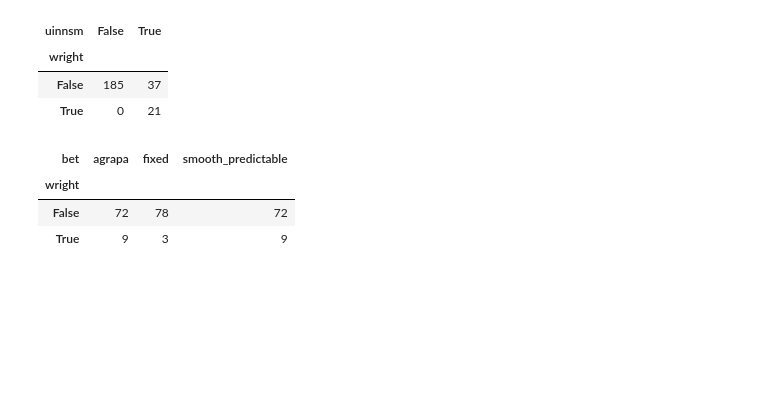
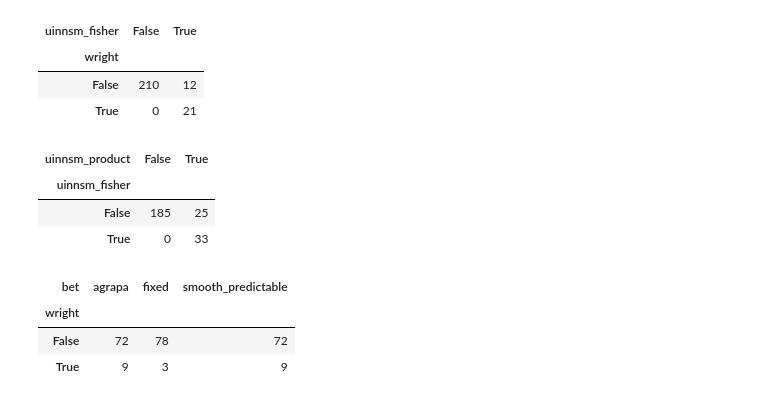
Before and after one commit to spertus/UI-TS, a Jupyter notebook: Code/stratMartExample.ipynb, the cells around one changed output. Saved outputs shown, nothing was run; the diff lists cells and outputs as text; code cells hidden in the pictures; blank space fills up the shorter version.

```diff
--- a/Code/stratMartExample.ipynb
+++ b/Code/stratMartExample.ipynb
@@ -82,11 +95,19 @@ print(results.to_string())
 # %%
-#crosstab: the uinnsm strictly dominates wright's method in this setting
-pd.crosstab(results['wright'], results['uinnsm'])
+#crosstab: the fishser uinnsm dominates wright's method in this setting
+pd.crosstab(results['wright'], results['uinnsm_fisher'])
 # %% [output]
-| uinnsm | False | True |
+| uinnsm_fisher | False | True |
 | wright |  |  |
-| False | 185 | 37 |
+| False | 210 | 12 |
 | True | 0 | 21 |
+# %%
+#and is dominated by the product uinnsm
+pd.crosstab(results['uinnsm_fisher'], results['uinnsm_product'])
+# %% [output]
+| uinnsm_product | False | True |
+| uinnsm_fisher |  |  |
+| False | 185 | 25 |
+| True | 0 | 33 |
 # %%
 #for wright's method: smooth predictable and agrapa are equally good, fixed bets are worse
 pd.crosstab(results['wright'], results['bet'])
```
Also changed, not shown: parts of 10 cells of this notebook, 2 other files.
